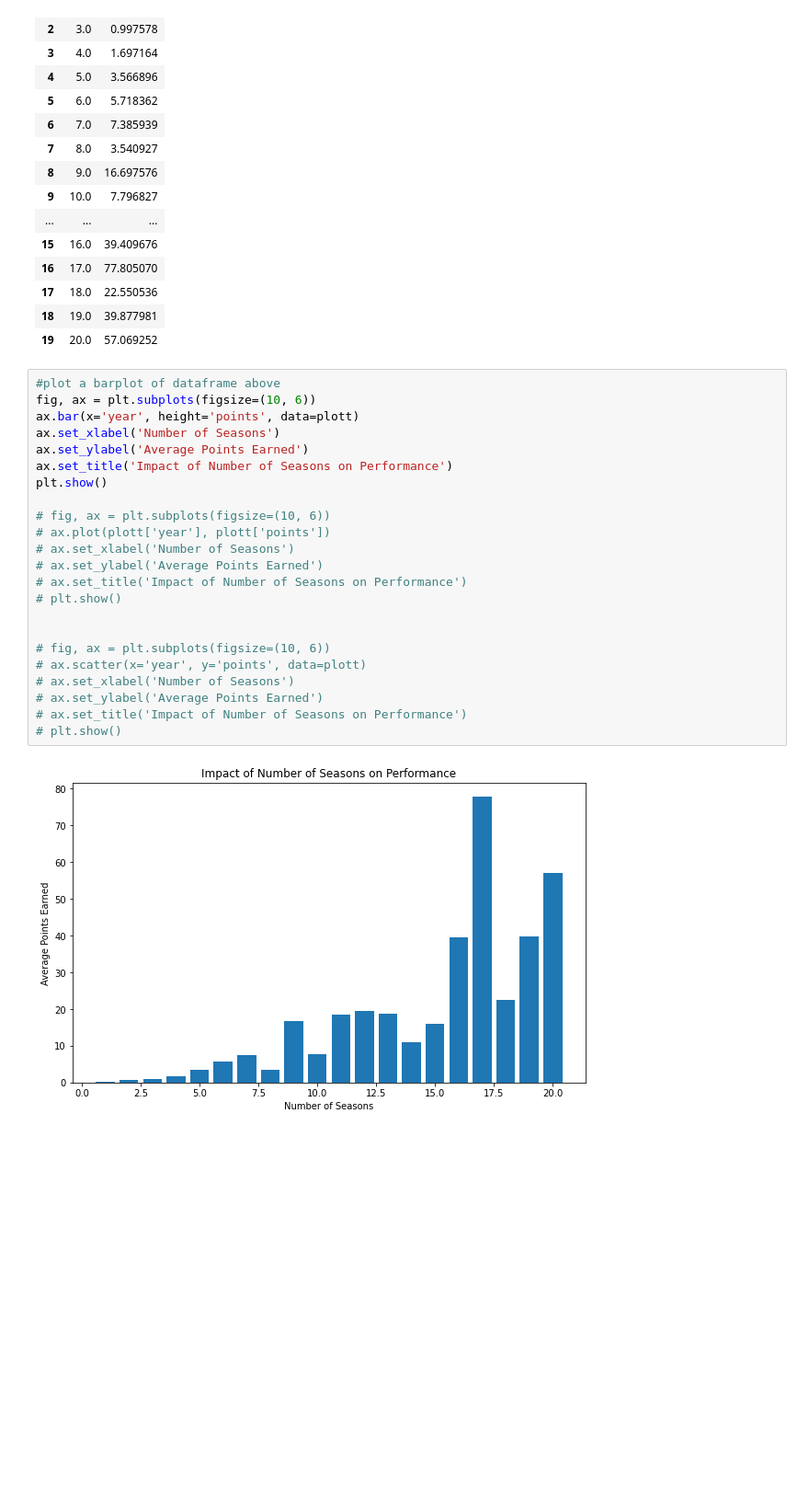
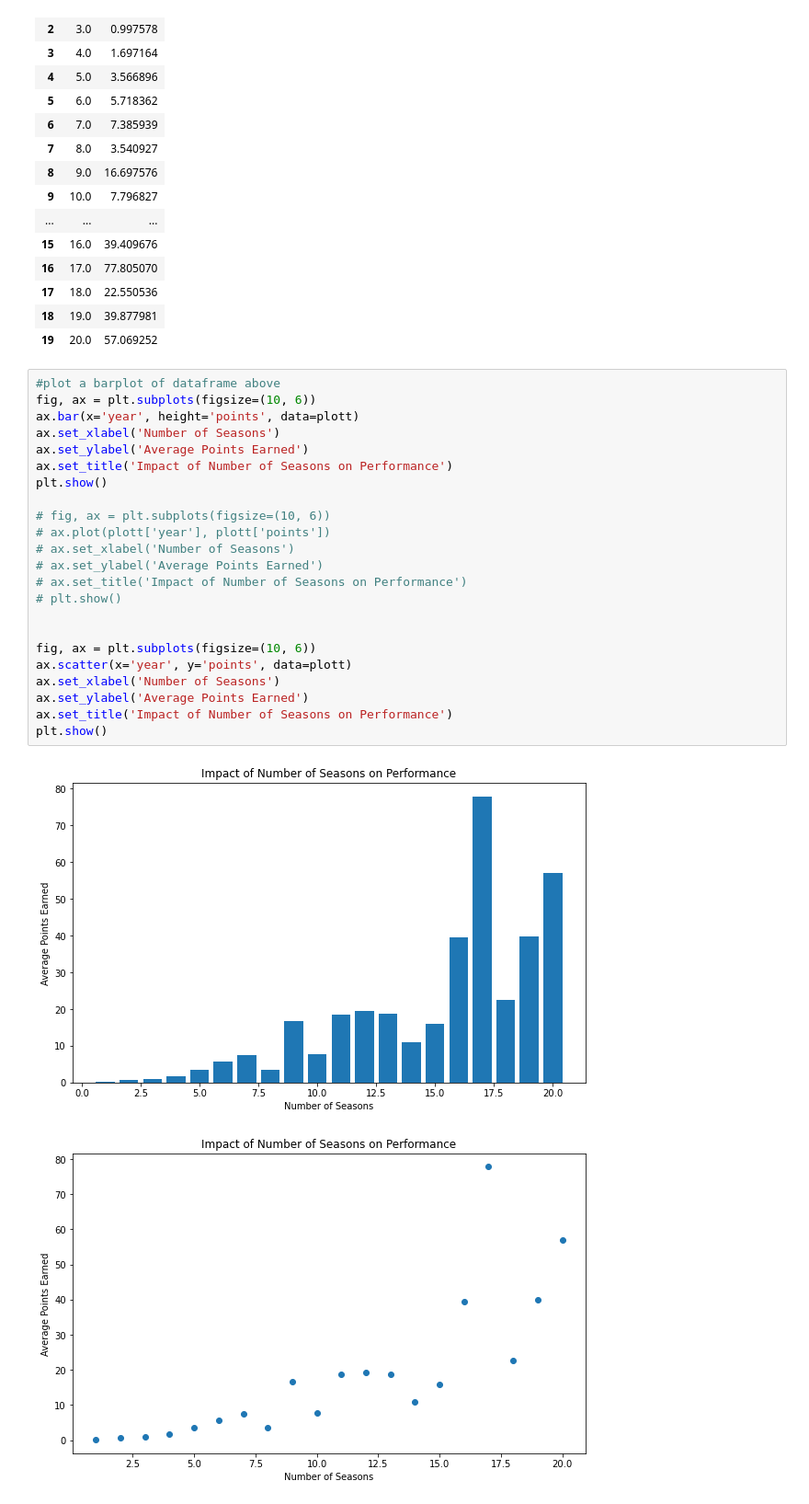
Before and after one commit to anthoskountouris/Formula1_data_visualisation, a Jupyter notebook: data_pre-processing/q2.ipynb, the cells around one changed output. Shown at 92% size. Cells and saved outputs as stored; diff of their text form; blank space fills up the shorter version.

```diff
--- a/data_pre-processing/q2.ipynb
+++ b/data_pre-processing/q2.ipynb
@@ -86,25 +113,26 @@ plott
 # %%
 #plot a barplot of dataframe above
 fig, ax = plt.subplots(figsize=(10, 6))
 ax.bar(x='year', height='points', data=plott)
 ax.set_xlabel('Number of Seasons')
 ax.set_ylabel('Average Points Earned')
 ax.set_title('Impact of Number of Seasons on Performance')
 plt.show()
 
 # fig, ax = plt.subplots(figsize=(10, 6))
 # ax.plot(plott['year'], plott['points'])
 # ax.set_xlabel('Number of Seasons')
 # ax.set_ylabel('Average Points Earned')
 # ax.set_title('Impact of Number of Seasons on Performance')
 # plt.show()
 
 
-# fig, ax = plt.subplots(figsize=(10, 6))
-# ax.scatter(x='year', y='points', data=plott)
-# ax.set_xlabel('Number of Seasons')
-# ax.set_ylabel('Average Points Earned')
-# ax.set_title('Impact of Number of Seasons on Performance')
-# plt.show()
+fig, ax = plt.subplots(figsize=(10, 6))
+ax.scatter(x='year', y='points', data=plott)
+ax.set_xlabel('Number of Seasons')
+ax.set_ylabel('Average Points Earned')
+ax.set_title('Impact of Number of Seasons on Performance')
+plt.show()
 # %% [output]
 [figure]
+[figure, added]
```
Also changed, not shown: parts of 6 cells of this notebook, 8 other files.
